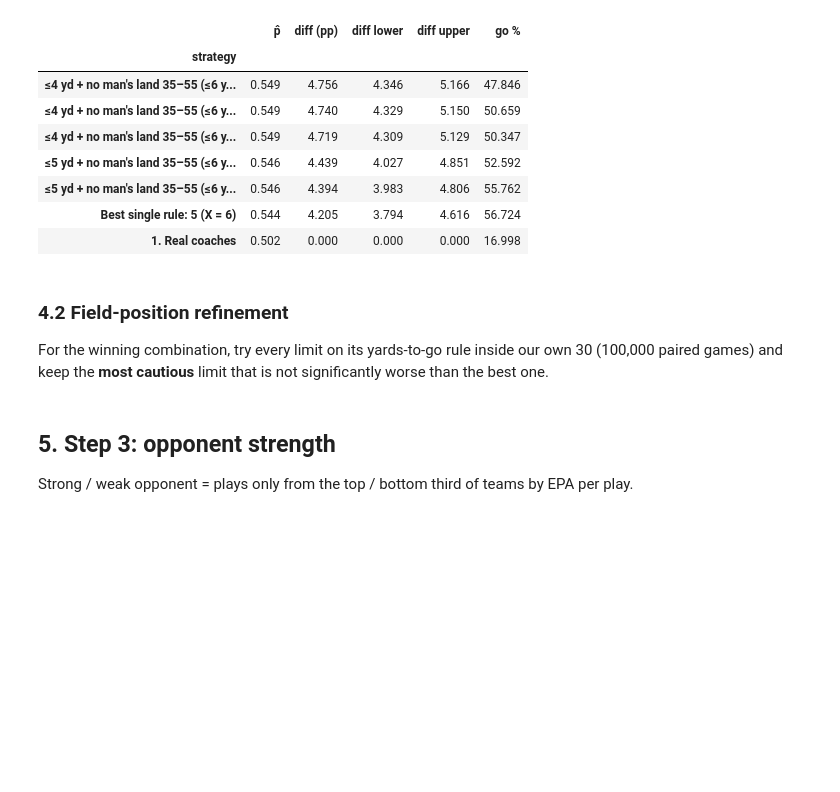
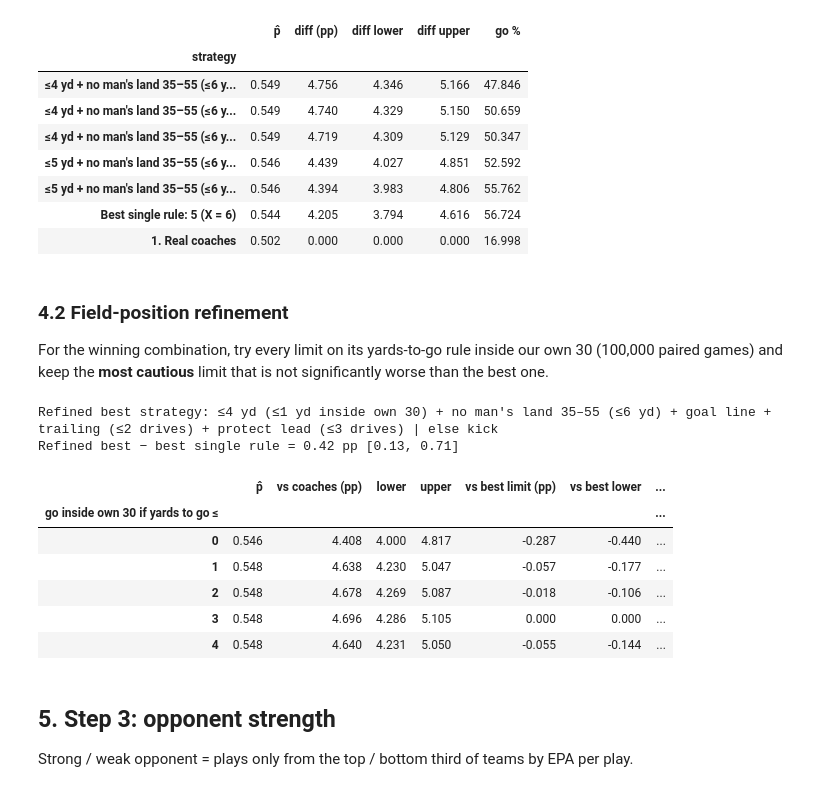
Before and after one commit to eirikur7/nfl4thdown, a Jupyter notebook: compute.ipynb, the cells around one changed output. Saved outputs shown, nothing was run; the diff lists cells and outputs as text; code cells hidden in the pictures; blank space fills up the shorter version.

```diff
--- a/compute.ipynb
+++ b/compute.ipynb
@@ -259,6 +259,3 @@ Best combination − best single rule = 0.55 pp [0.28, 0.82]
 | ≤5 yd + no man's land 35–55 (≤6 y... | 0.546 | 4.394 | 3.983 | 4.806 | 55.762 |
 | Best single rule: 5 (X = 6) | 0.544 | 4.205 | 3.794 | 4.616 | 56.724 |
 | 1. Real coaches | 0.502 | 0.000 | 0.000 | 0.000 | 16.998 |
-# %% [markdown]
-### 4.2 Field-position refinement
-For the winning combination, try every limit on its yards-to-go rule inside our own 30 (100,000 paired games) and keep the **most cautious** limit that is not significantly worse than the best one.
@@ -277,3 +262,29 @@ refine["table"].round(3)
+# %% [markdown]
+### 4.2 Field-position refinement
+For the winning combination, try every limit on its yards-to-go rule inside our own 30 (100,000 paired games) and keep the **most cautious** limit that is not significantly worse than the best one.
+# %%
+# Field-position refinement (step 2b): how far to go for it deep in our own half (inside our own 30)?
+refine = M.refine_deep(m, best, FG, n=100_000, seed=950)
+best = refine["chosen"]
+best_name = M.label(best)
+final[best_name] = M.build(best, FG)
+d = M.run(m, final[best_name], n=100_000, seed=900)[0] - M.run(m, final[single_name], n=100_000, seed=900)[0]
+best_vs_single = M.ci(100 * d)
+print(f"Refined best strategy: {best_name}")
+print("Refined best − best single rule = {:.2f} pp [{:.2f}, {:.2f}]".format(*best_vs_single))
+final_res = pd.concat([final_res, M.compare(m, {best_name: final[best_name]}, n=100_000, seed=900)])   # same games
+res.update(final=final_res, deep_refine=refine["table"], best=best, best_name=best_name, best_vs_single=list(best_vs_single))
+refine["table"].round(3)
+# %% [output]
+Refined best strategy: ≤4 yd (≤1 yd inside own 30) + no man's land 35–55 (≤6 yd) + goal line + trailing (≤2 drives) + protect lead (≤3 drives) | else kick
+Refined best − best single rule = 0.42 pp [0.13, 0.71]
+|  | p̂ | vs coaches (pp) | lower | upper | vs best limit (pp) | vs best lower | ... |
+| go inside own 30 if yards to go ≤ |  |  |  |  |  |  | ... |
+| 0 | 0.546 | 4.408 | 4.000 | 4.817 | -0.287 | -0.440 | ... |
+| 1 | 0.548 | 4.638 | 4.230 | 5.047 | -0.057 | -0.177 | ... |
+| 2 | 0.548 | 4.678 | 4.269 | 5.087 | -0.018 | -0.106 | ... |
+| 3 | 0.548 | 4.696 | 4.286 | 5.105 | 0.000 | 0.000 | ... |
+| 4 | 0.548 | 4.640 | 4.231 | 5.050 | -0.055 | -0.144 | ... |
 # %% [markdown]
 ## 5. Step 3: opponent strength
 Strong / weak opponent = plays only from the top / bottom third of teams by EPA per play.
```
Also changed, not shown: parts of 4 cells of this notebook, 4 other files.
